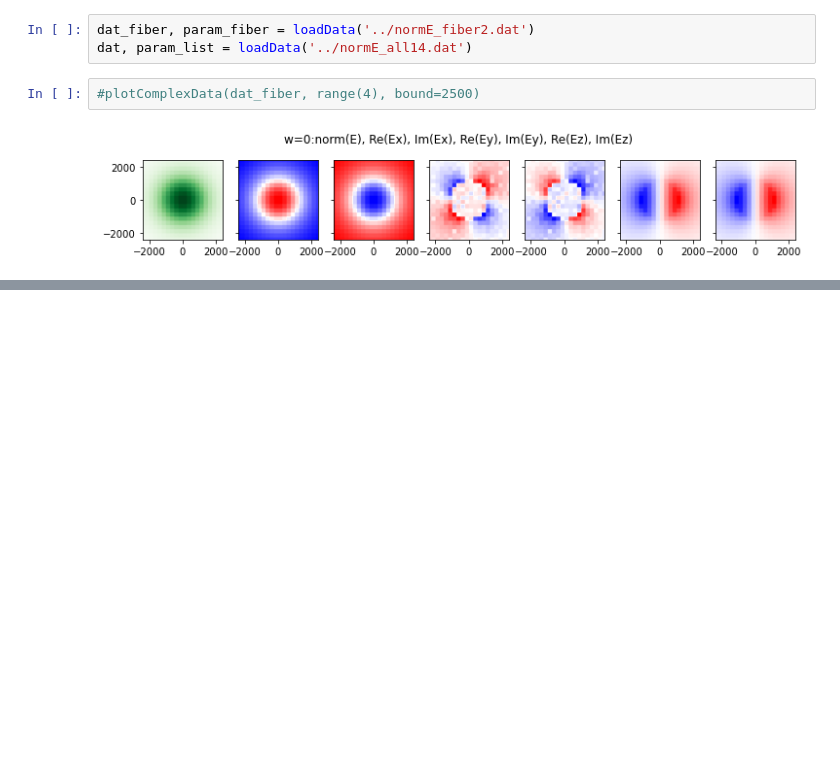
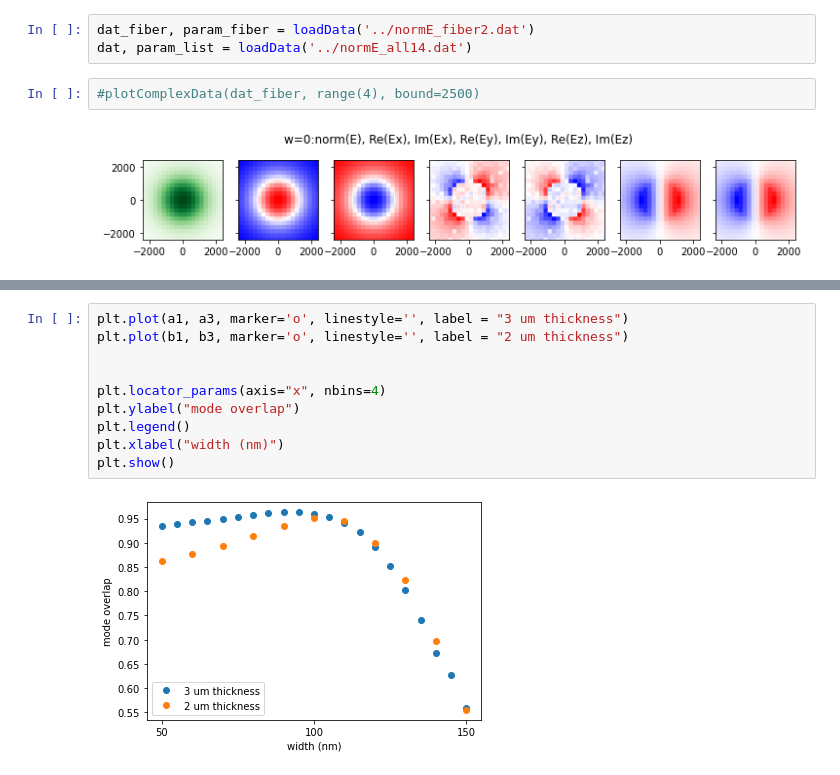
Before and after one commit to polnops/mode_overlap, a Jupyter notebook: mode_overlap.ipynb, the cells around one changed output, grey strips where cells are left out. Drawn from its saved outputs; the diff is of its cells as text; blank space fills up the shorter version.

```diff
--- a/mode_overlap.ipynb
+++ b/mode_overlap.ipynb
@@ -54,0 +34,12 @@ b1, b2, b3 = convolveComplex(dat_fiber, dat, param_list,
+# %%
+plt.plot(a1, a3, marker='o', linestyle='', label = "3 um thickness")
+plt.plot(b1, b3, marker='o', linestyle='', label = "2 um thickness")
+
+
+plt.locator_params(axis="x", nbins=4)
+plt.ylabel("mode overlap")
+plt.legend()
+plt.xlabel("width (nm)")
+plt.show()
+# %% [output]
+[figure, added]
```
Also changed, not shown: parts of 3 cells of this notebook.
